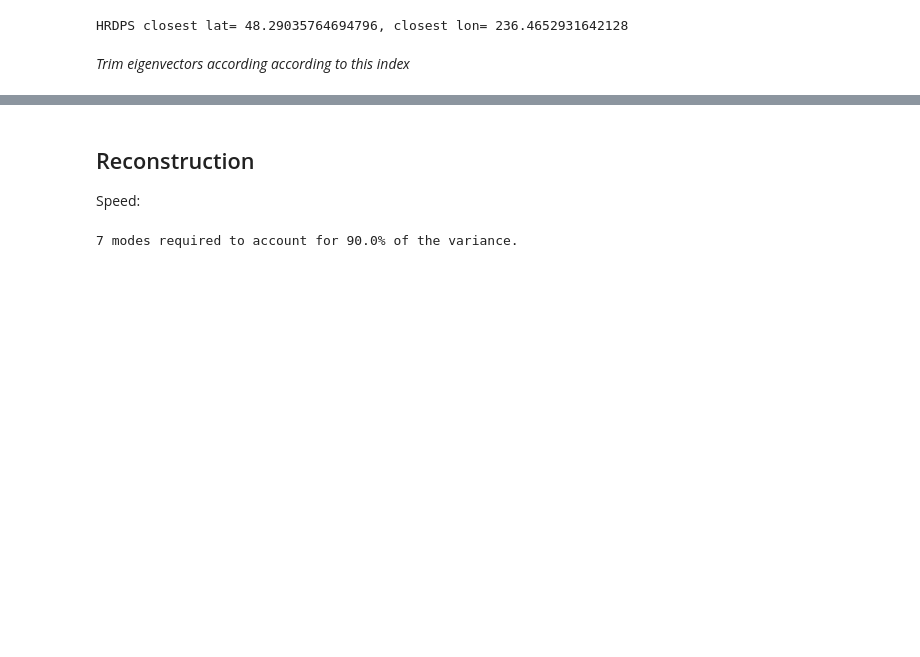
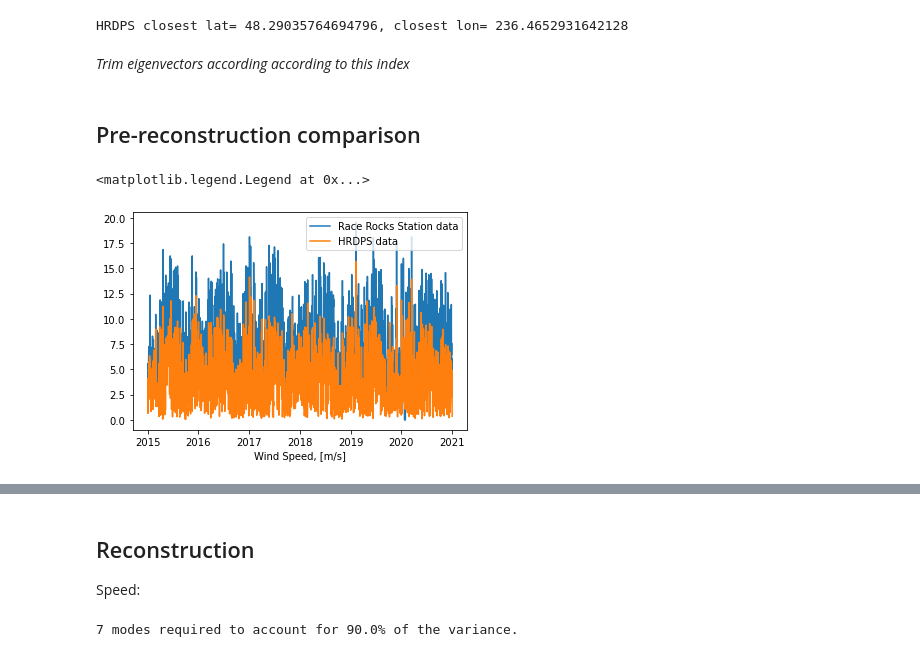
Before and after one commit to rbeutel/eosc510, a Jupyter notebook: Station_HRDPS.ipynb, the cells around one changed output, grey strips where cells are left out. Drawn from its saved outputs; the diff is of its cells as text; code cells hidden in the pictures; blank space fills up the shorter version.

```diff
--- a/Station_HRDPS.ipynb
+++ b/Station_HRDPS.ipynb
@@ -63,3 +69,9 @@ RR_davg = racerocks.resample('D', on='Date/Time (LST)').mean()
 #trim racerocks data to be for same time extent as hrdps
 RR_davg = RR_davg[min(time2015):max(time2015)]
 RR_davg = RR_davg.drop([datetime.datetime(2016,2,29),datetime.datetime(2020,2,29)],axis=0)
+# %%
+#flip the racerocks direction data so that it is the same way that ocenaographers look at it
+for i in range(len(RR_davg['Wind Dir (10s deg)'])):
+    RR_davg['Wind Dir (10s deg)'][i]=RR_davg['Wind Dir (10s deg)'][i]+18
+    if RR_davg['Wind Dir (10s deg)'][i]>=36:
+        RR_davg['Wind Dir (10s deg)'][i]=RR_davg['Wind Dir (10s deg)'][i]-36
@@ -99,3 +128,10 @@ HRDPS closest lat= 48.29035764694796, closest lon= 236.4652931642128
 # %%
 speed_eigvecs = speed_eigvecs[:,ind]
 direc_eigvecs = direc_eigvecs[:,ind]
+# %% [markdown]
+## Pre-reconstruction comparison
+# %%
+u= hrdps.u_wind.values
+v = hrdps.v_wind.values
+speed_temp = np.sqrt(np.add(np.square(u),np.square(v)))
+direc_temp = np.arctan2(u,v)
@@ -101,0 +151,10 @@ direc_eigvecs = direc_eigvecs[:,ind]
+# %%
+#plot comparison to racerocks
+#first speed
+plt.plot(time2015,RR_davg['Wind Spd (km/h)']*1000*(1/3600),label='Race Rocks Station data')
+plt.plot(time2015,speed_hrdps, label='HRDPS data')
+plt.xlabel('Wind Speed, [m/s]')
+plt.legend()
+# %% [output]
+<matplotlib.legend.Legend at 0x...>
+[figure, added]
```
Also changed, not shown: parts of 10 cells of this notebook, 1 other file.
